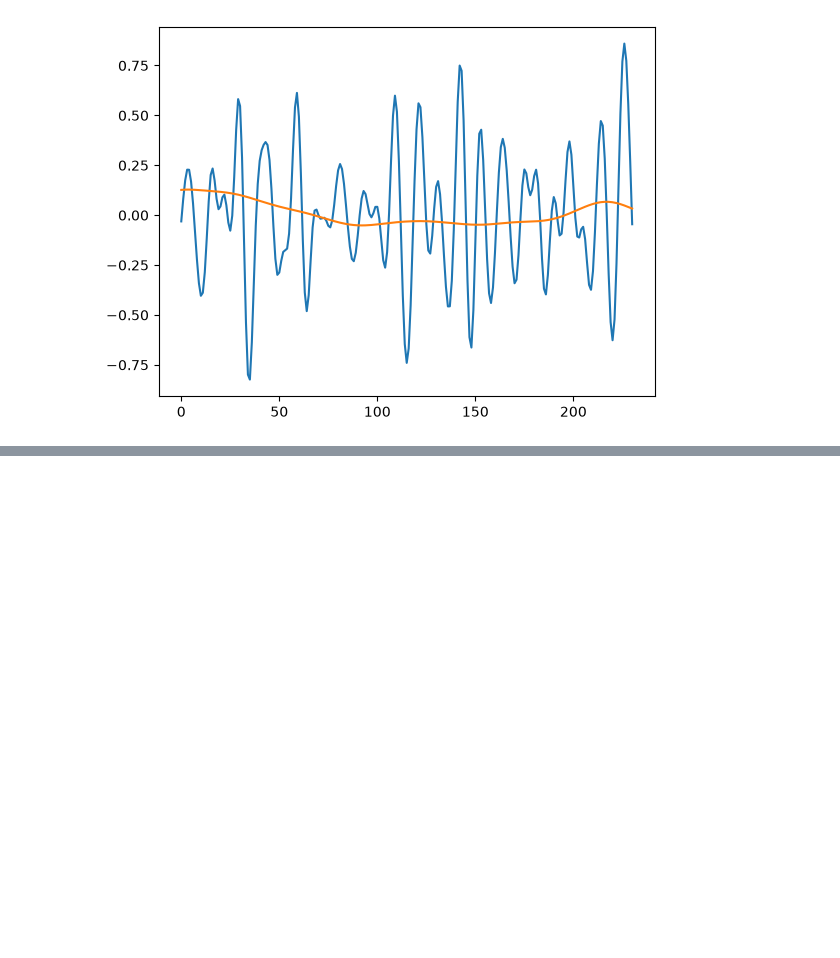
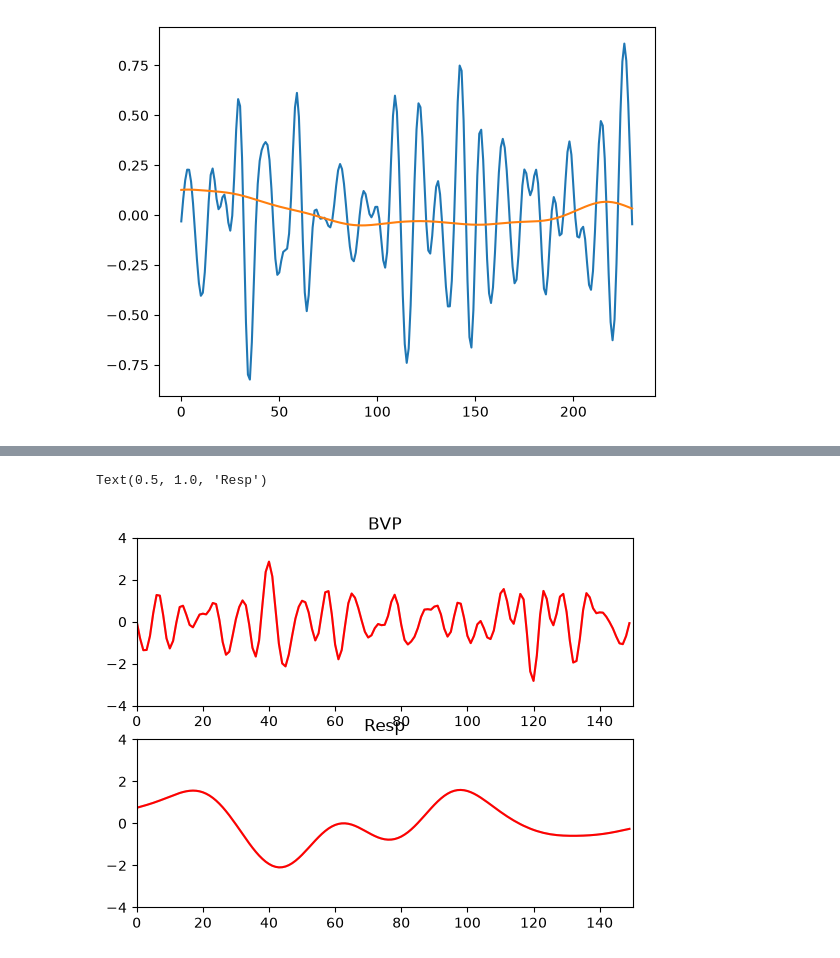
Before and after one commit to StevenLe456/AsthmaticDragon, a Jupyter notebook: eda.ipynb, the cells around one changed output, grey strips where cells are left out. Cells and saved outputs as stored; diff of their text form; code cells hidden in the pictures; blank space fills up the shorter version.

```diff
--- a/eda.ipynb
+++ b/eda.ipynb
@@ -88,0 +96,34 @@ for yi in range(3):
+# %%
+sz = 150
+# %%
+bvp = normal[0]
+resp = normal[1]
+
+bvp = to_time_series_dataset(bvp)
+resp = to_time_series_dataset(resp)
+
+bvp = TimeSeriesScalerMeanVariance().fit_transform(bvp)
+resp = TimeSeriesScalerMeanVariance().fit_transform(resp)
+
+bvp = TimeSeriesResampler(sz=150).fit_transform(bvp)
+resp = TimeSeriesResampler(sz=150).fit_transform(resp)
+
+bvp_km = TimeSeriesKMeans(n_clusters=1, metric="dtw")
+bvp_km.fit(bvp)
+
+resp_km = TimeSeriesKMeans(n_clusters=1, metric="dtw")
+resp_km.fit(resp)
+
+plt.subplot(2, 1, 1)
+plt.plot(bvp_km.cluster_centers_.ravel(), "r-")
+plt.xlim(0, sz)
+plt.ylim(-4, 4)
+plt.title("BVP")
+plt.subplot(2, 1, 2)
+plt.plot(resp_km.cluster_centers_.ravel(), "r-")
+plt.xlim(0, sz)
+plt.ylim(-4, 4)
+plt.title("Resp")
+# %% [output]
+Text(0.5, 1.0, 'Resp')
+[figure, added]
```
Also changed, not shown: parts of 5 cells of this notebook.
